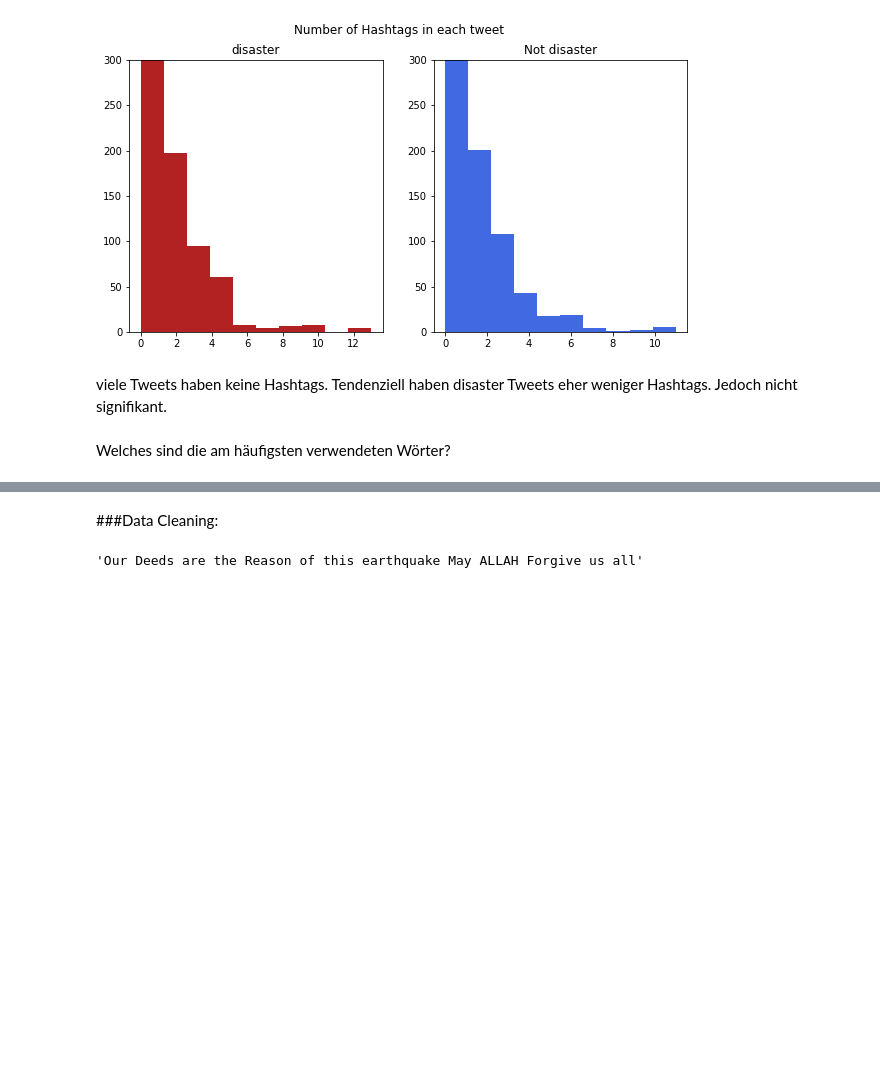
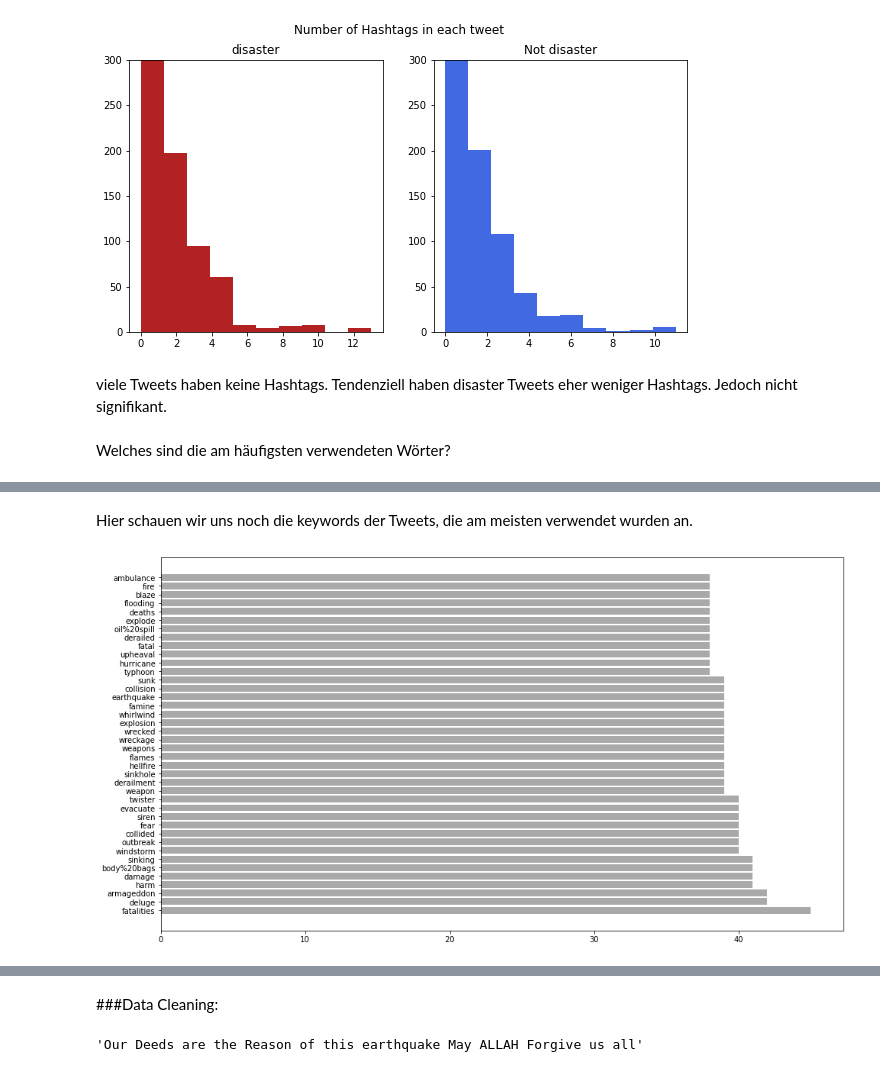
Before and after one commit to JonasZimmer1994/DataScienceProjekt, a Jupyter notebook: Data_Science_Projekt.ipynb, the cells around one changed output, grey strips where cells are left out. Drawn from its saved outputs; the diff is of its cells as text; code cells hidden in the pictures; blank space fills up the shorter version.

```diff
--- a/Data_Science_Projekt.ipynb
+++ b/Data_Science_Projekt.ipynb
@@ -192,0 +200,14 @@ Text(0.5, 1.0, 'non disaster')
+# %% [markdown]
+Hier schauen wir uns noch die keywords der Tweets, die am meisten verwendet wurden an.
+# %%
+keywords=train['keyword'].value_counts()
+fig, ax = plt.subplots(figsize =(16, 9))
+
+keys = list(keywords.keys()[:40])
+values = list(keywords[:40])
+# Horizontal Bar Plot
+ax.barh(keys,values, color='darkgray')
+# Show Plot
+plt.show()
+# %% [output]
+[figure, added]
```
Also changed, not shown: parts of 21 cells of this notebook.
